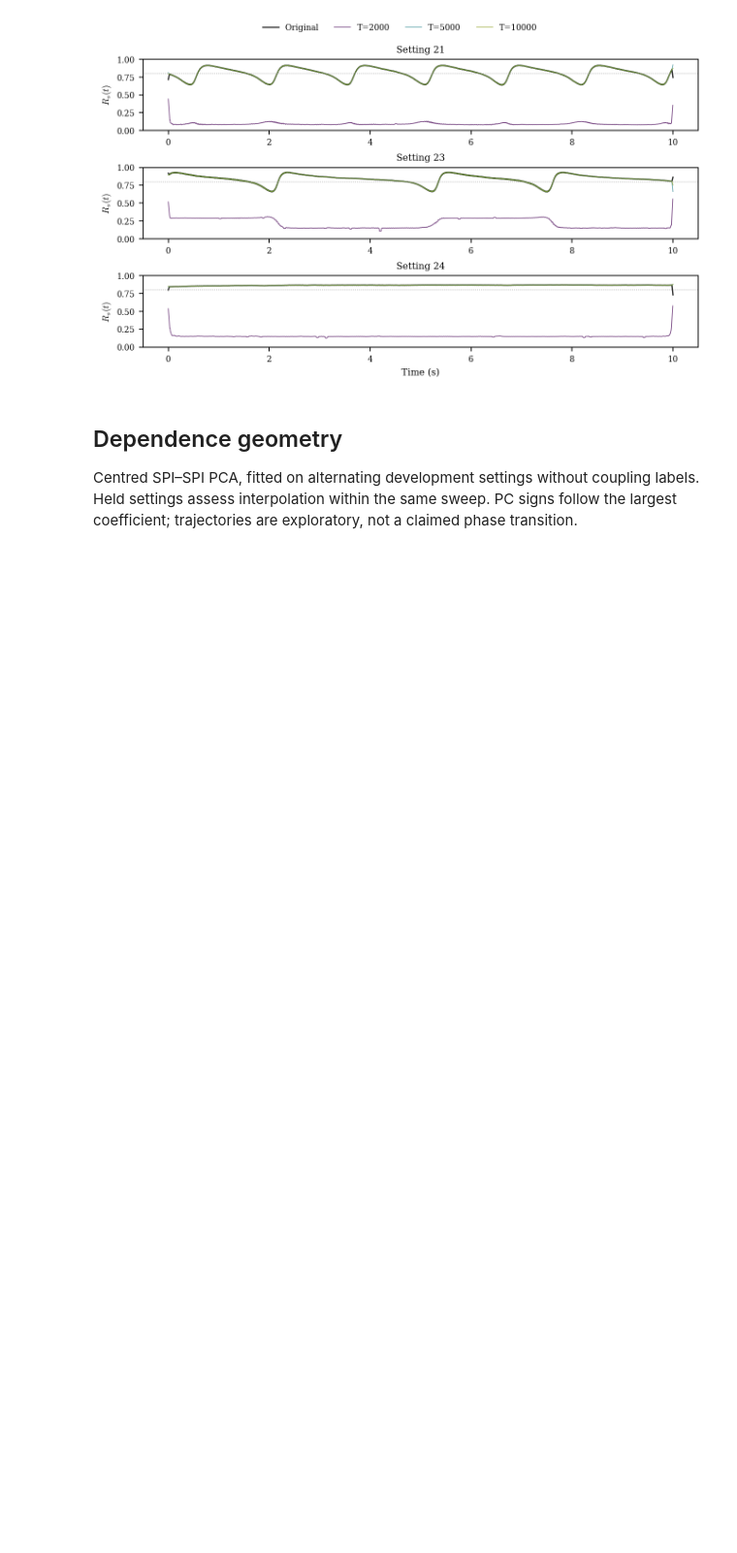
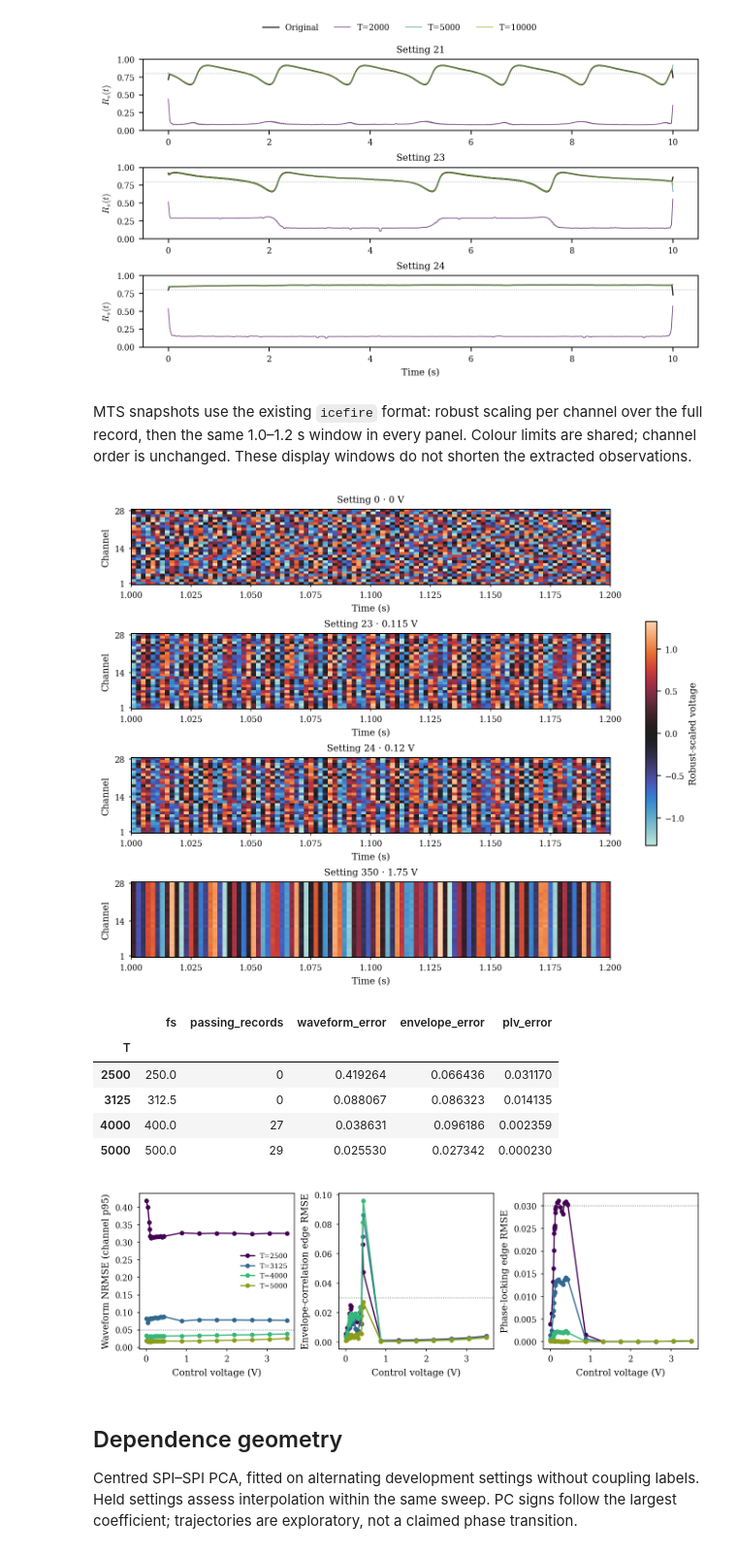
Before and after one commit to willedibam/mts-spi-study-cluster, a Jupyter notebook: notebooks/empirical/hardware-pilot-261012.ipynb, the cells around one changed output. Shown at 97% size. Drawn from its saved outputs; the diff is of its cells as text; code cells hidden in the pictures; blank space fills up the shorter version.

Commit message:
Retain hardware T5000 after finer audit and add MTS heatmaps

```diff
--- a/notebooks/empirical/hardware-pilot-261012.ipynb
+++ b/notebooks/empirical/hardware-pilot-261012.ipynb
@@ -46,6 +46,26 @@ Smallest candidate passing numerical checks: 5000
 [figure]
 [figure]
 [figure]
+# %% [markdown]
+MTS snapshots use the existing `icefire` format: robust scaling per channel over the full record, then the same 1.0–1.2 s window in every panel. Colour limits are shared; channel order is unchanged. These display windows do not shorten the extracted observations.
+# %%
+bank = RUN/'sweep29'
+if (bank/'observations.npz').exists():
+    show(mts_figures(bank), ['mts-heatmaps'])
+finer = RUN/'scope-er-intermediate'
+if (finer/'sampling-audit.csv').exists():
+    finer_audit = pd.read_csv(finer/'sampling-audit.csv')
+    display(finer_audit.groupby('T').agg(fs=('fs','first'), passing_records=('passes','sum'), waveform_error=('reconstruction_nrmse_p95','max'), envelope_error=('envelope_rmse','max'), plv_error=('plv_rmse','max')))
+    show(intermediate_figures(finer), ['intermediate-fidelity'])
+# %% [output]
+[figure, added]
+|  | fs | passing_records | waveform_error | envelope_error | plv_error |
+| T |  |  |  |  |  |
+| 2500 | 250.0 | 0 | 0.419264 | 0.066436 | 0.031170 |
+| 3125 | 312.5 | 0 | 0.088067 | 0.086323 | 0.014135 |
+| 4000 | 400.0 | 27 | 0.038631 | 0.096186 | 0.002359 |
+| 5000 | 500.0 | 29 | 0.025530 | 0.027342 | 0.000230 |
+[figure, added]
 # %% [markdown]
 ## Dependence geometry
 
```
Also changed, not shown: parts of 2 cells of this notebook, 4 other files.
